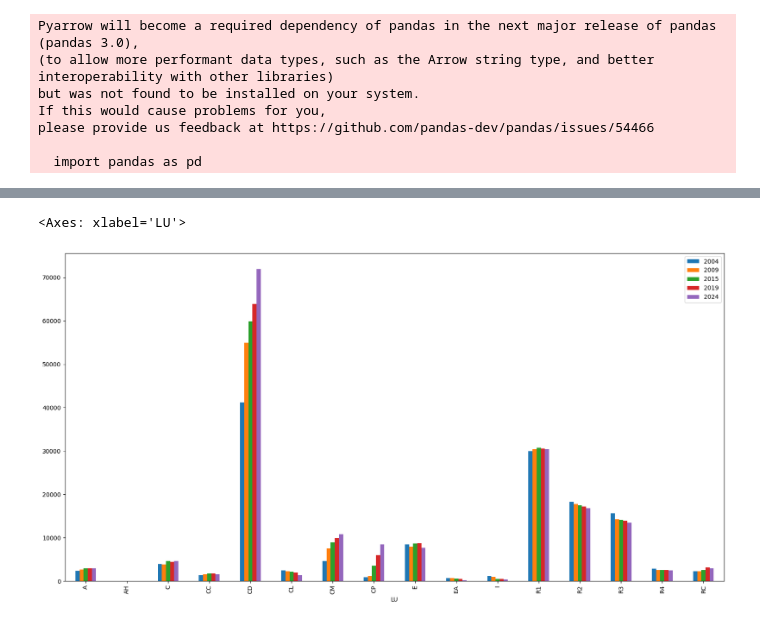
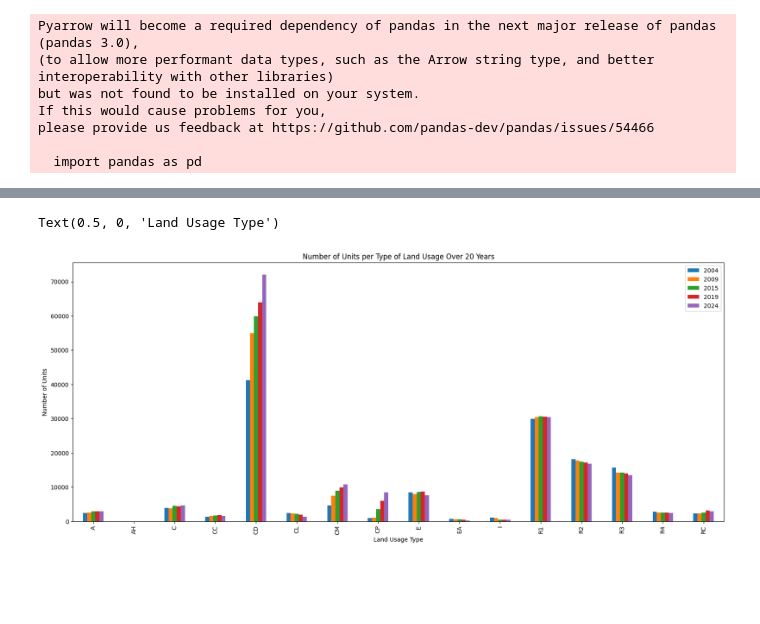
Before and after one commit to BU-Spark/ds-boston-remodeling, a Jupyter notebook: sp24-team-c/land_use_analysis/land_use_analysis.ipynb, the cells around one changed output, grey strips where cells are left out. Drawn from its saved outputs; the diff is of its cells as text; code cells hidden in the pictures; blank space fills up the shorter version.

Commit message:
edits to bar chart labels

```diff
--- a/sp24-team-c/land_use_analysis/land_use_analysis.ipynb
+++ b/sp24-team-c/land_use_analysis/land_use_analysis.ipynb
@@ -52,18 +52,21 @@ print(pa_2024.head())
 # %%
 # fig, axes = plt.subplots(figsize=(20,6), layout='constrained')
 
 group_04 = pa_2004.groupby('LU').count().rename(columns={'PID': '2004'})
 group_09 = pa_2009.groupby('LU').count().rename(columns={'PID': '2009'})
 group_15 = pa_2015.groupby('LU').count().rename(columns={'PID': '2015'})
 group_19 = pa_2019.groupby('LU').count().rename(columns={'PID': '2019'})
 group_24 = pa_2024.groupby('LU').count().rename(columns={'PID': '2024'})
 
 bar_graph = pd.merge(group_04, group_09, on='LU')
 bar_graph = pd.merge(bar_graph, group_15, on='LU')
 bar_graph = pd.merge(bar_graph, group_19, on='LU')
 bar_graph = pd.merge(bar_graph, group_24, on='LU')
 
-bar_graph.plot(kind='bar', figsize=(20,10))
+bar_graph.plot(kind='bar', figsize=(20,8))
+plt.title('Number of Units per Type of Land Usage Over 20 Years')
+plt.ylabel('Number of Units')
+plt.xlabel('Land Usage Type')
 # %% [output]
-<Axes: xlabel='LU'>
+Text(0.5, 0, 'Land Usage Type')
-[figure, old version]
+[figure, new version]
```
